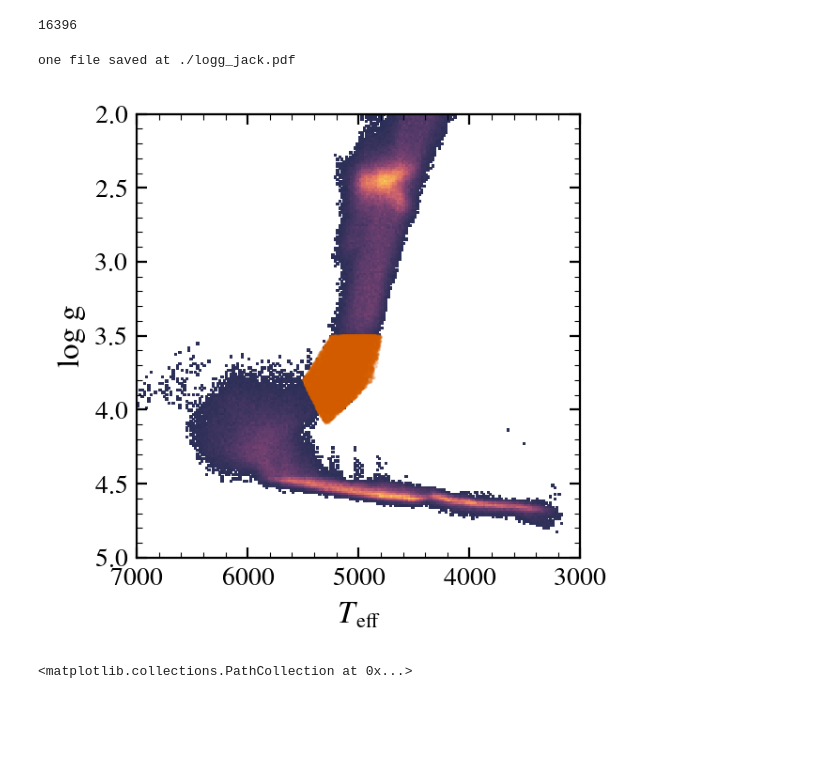
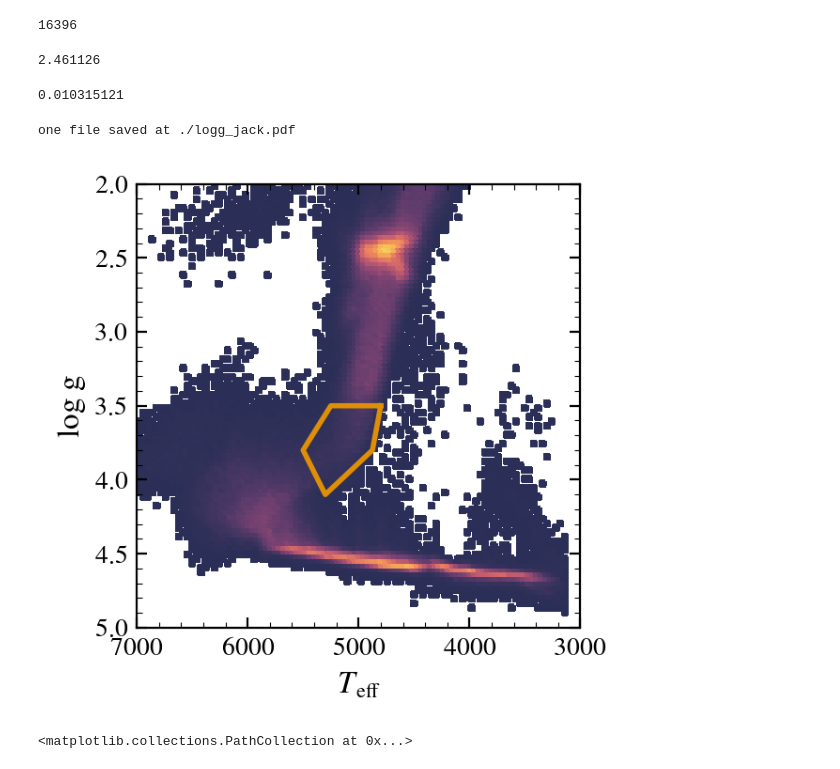
Before and after one commit to aeyobd/surp, a Jupyter notebook: notebooks/data_analysis/APOGEE_alla_Jack.ipynb, the cells around one changed output. Saved outputs shown, nothing was run; the diff lists cells and outputs as text; code cells hidden in the pictures; blank space fills up the shorter version.

```diff
--- a/notebooks/data_analysis/APOGEE_alla_Jack.ipynb
+++ b/notebooks/data_analysis/APOGEE_alla_Jack.ipynb
@@ -69,19 +83,42 @@ sum(mask)
 # cuts in W+19
 filtered = da[mask]
 # del da
+# %%
+np.nanmin(da["TEFF_ERR"])
+# %% [output]
+2.461126
+# %%
+min(da["LOGG_ERR"])
+# %% [output]
+0.010315121
+# %%
+coords = [
+    (3.5, 4800),
+    (3.8, 4875),
+    (4.1, 5300),
+    (3.8, 5500),
+    (3.5, 5250),
+    (3.5, 4800)
+]
+y = [c[0] for c in coords]
+x = [c[1] for c in coords]
+# %%
+plt.rcParams["figure.dpi"] = 200
 # %%
 sp = arya.Subplot()
-plt.hist2d(da["TEFF"], da["LOGG"], range=((3000, 7000), (2, 5)), bins=200, cmin=10, cmap=arya.style.get_cmap())
+_, _, _, img = plt.hist2d(da["TEFF"], da["LOGG"], range=((3000, 7000), (2, 5)), bins=100, cmin=5, cmap=arya.style.get_cmap())
+img.set_edgecolor("face")
 
-arya.Scatter(filtered["TEFF"], filtered["LOGG"], subplot=sp, size=0.3, alpha=0.3, color=arya.style.COLORS[3])
+plt.plot(x, y, lw=2, color=arya.style.COLORS[1])
+
 plt.gca().invert_yaxis()
 plt.gca().invert_xaxis()
 plt.xlabel("$T_{\\rm eff}$")
 plt.ylabel("$\\log$ g")
 sp.save("logg_jack.pdf")
 # %% [output]
 one file saved at ./logg_jack.pdf
-[figure, old version]
+[figure, new version]
 # %%
 df = pd.DataFrame(filtered.tolist(), columns = [c.name for c in filtered.columns])
 # %%
```
Also changed, not shown: parts of 4 cells of this notebook, 11 other files.
